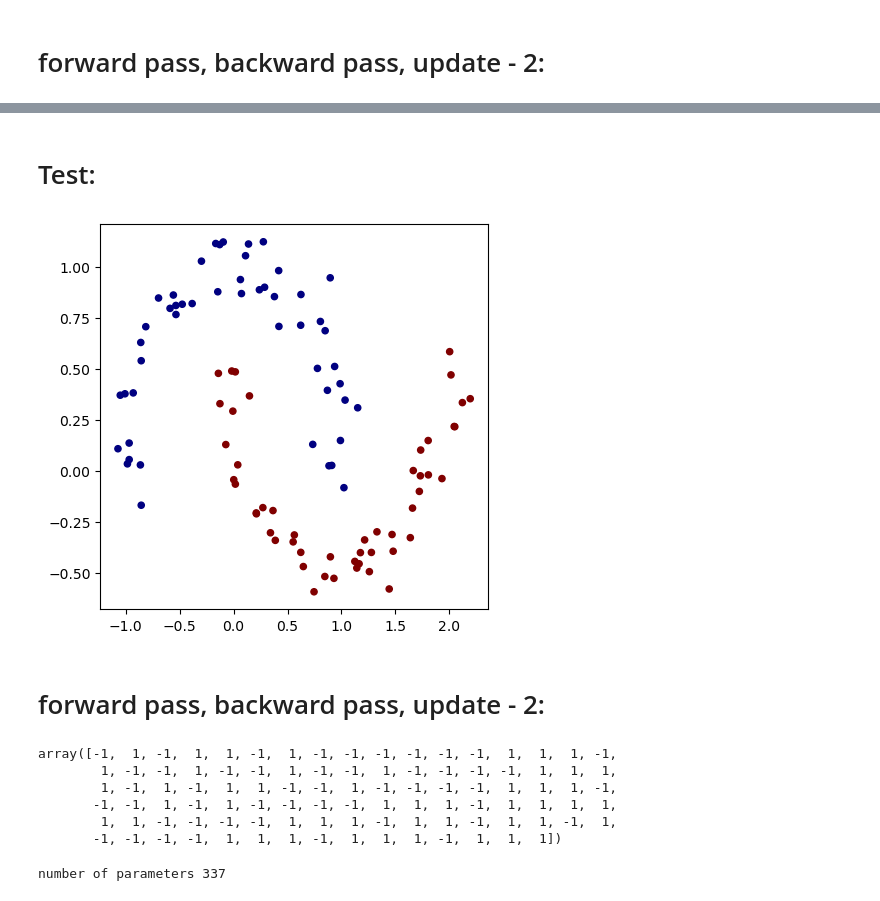
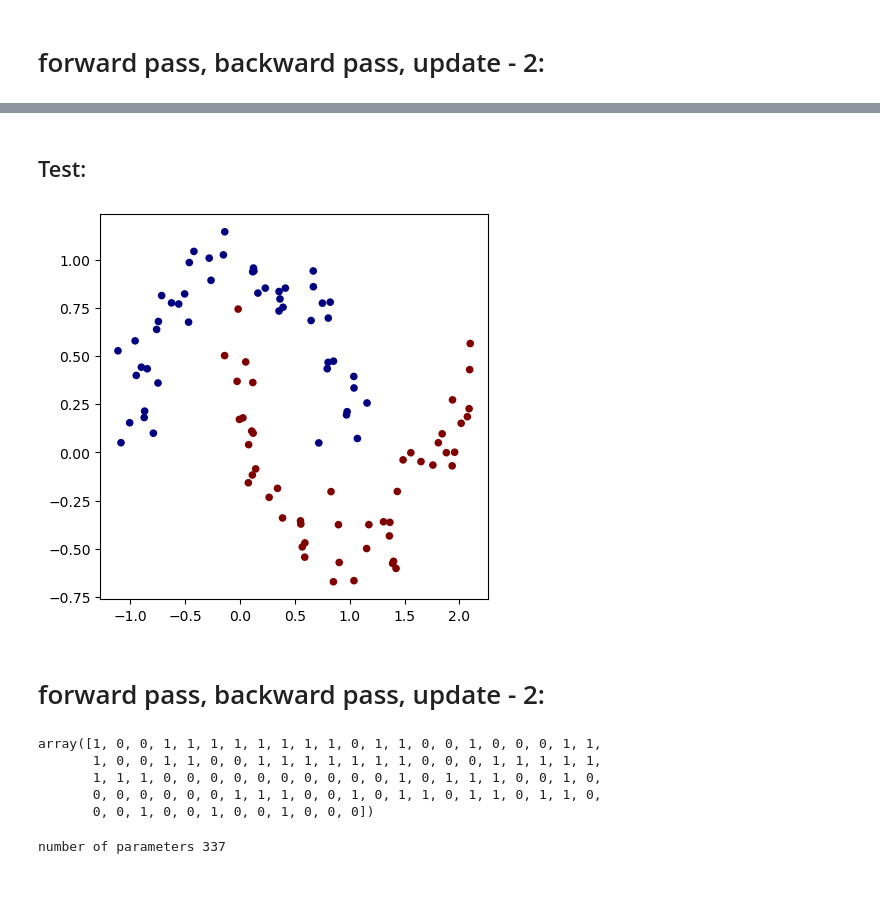
Before and after one commit to Rafsanjani-Hub/Karpathy, a Jupyter notebook: Karpathy_DL_Colab_extention.ipynb, the cells around one changed output, grey strips where cells are left out. Drawn from its saved outputs; the diff is of its cells as text; code cells hidden in the pictures.

```diff
--- a/Karpathy_DL_Colab_extention.ipynb
+++ b/Karpathy_DL_Colab_extention.ipynb
@@ -830,16 +1116,16 @@ Yp
 # %% [markdown]
-# Test:
+## Test:
 # %%
 from sklearn.datasets import make_moons, make_blobs
 X, Y = make_moons(n_samples=100, noise=0.1)
 
-Y = Y*2 - 1 # make y be -1 or 1
+# Y = Y*2-1 # make y be -1 or 1
 # visualize in 2D
 plt.figure(figsize=(5,5))
 plt.scatter(X[:,0], X[:,1], c=Y, s=20, cmap='jet')
 plt.show()
 # %% [output]
-[figure, old version]
+[figure, new version]
 # %% [markdown]
 # forward pass, backward pass, update - 2:
 # %%
@@ -847,12 +1133,11 @@ plt.show()
 
 Y
 # %% [output]
-array([-1,  1, -1,  1,  1, -1,  1, -1, -1, -1, -1, -1, -1,  1,  1,  1, -1,
-        1, -1, -1,  1, -1, -1,  1, -1, -1,  1, -1, -1, -1, -1,  1,  1,  1,
-        1, -1,  1, -1,  1,  1, -1, -1,  1, -1, -1, -1, -1,  1,  1,  1, -1,
-       -1, -1,  1, -1,  1, -1, -1, -1, -1,  1,  1,  1, -1,  1,  1,  1,  1,
-        1,  1, -1, -1, -1, -1,  1,  1,  1, -1,  1,  1, -1,  1,  1, -1,  1,
-       -1, -1, -1, -1,  1,  1,  1, -1,  1,  1,  1, -1,  1,  1,  1])
+array([1, 0, 0, 1, 1, 1, 1, 1, 1, 1, 1, 0, 1, 1, 0, 0, 1, 0, 0, 0, 1, 1,
+       1, 0, 0, 1, 1, 0, 0, 1, 1, 1, 1, 1, 1, 1, 0, 0, 0, 1, 1, 1, 1, 1,
+       1, 1, 1, 0, 0, 0, 0, 0, 0, 0, 0, 0, 0, 1, 0, 1, 1, 1, 0, 0, 1, 0,
+       0, 0, 0, 0, 0, 0, 1, 1, 1, 0, 0, 1, 0, 1, 1, 0, 1, 1, 0, 1, 1, 0,
+       0, 0, 1, 0, 0, 1, 0, 0, 1, 0, 0, 0])
 # %%
 model = MLP(2, [16, 16, 1]) # 2-layer neural network
 # print(model)
```
Also changed, not shown: parts of 55 cells of this notebook.
